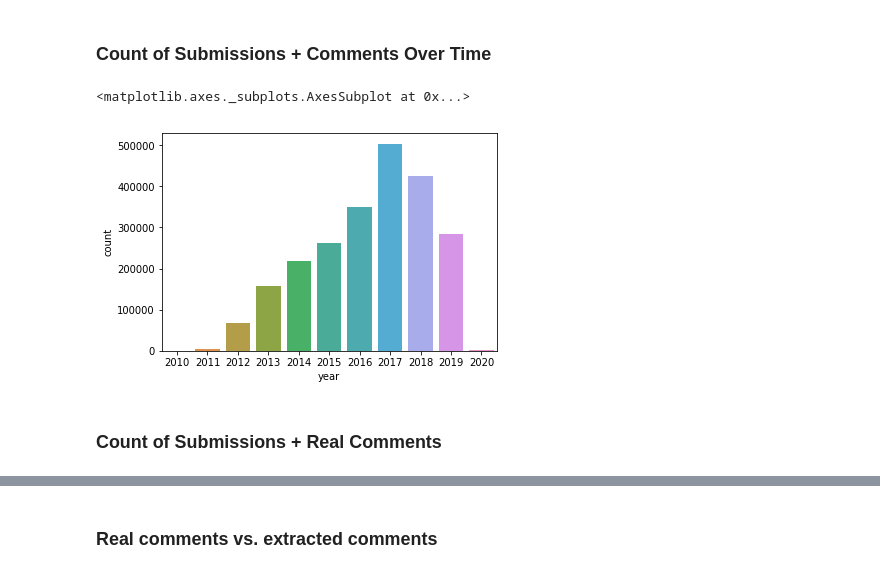
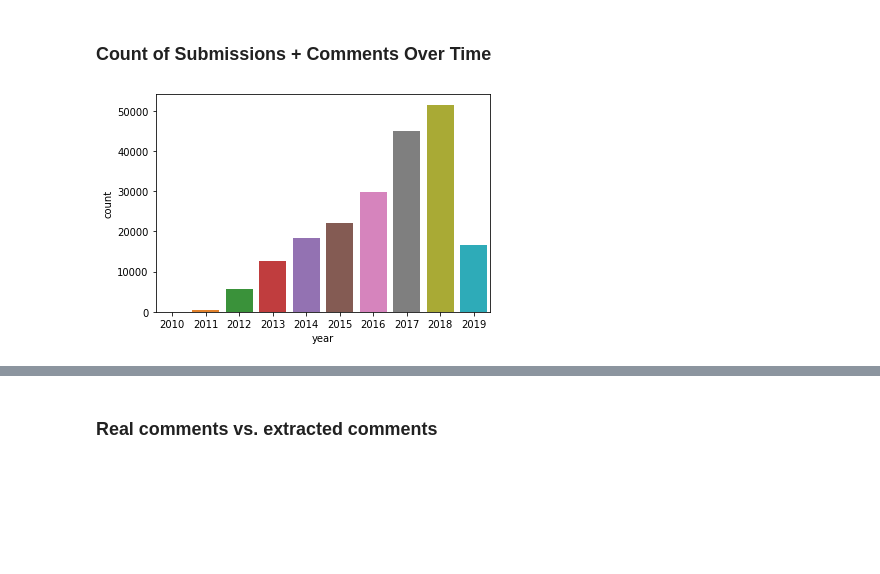
Before and after one commit to akilby/drug_pricing, a Jupyter notebook: notebooks/summary.ipynb, the cells around one changed output, grey strips where cells are left out. Saved outputs shown, nothing was run; the diff lists cells and outputs as text; code cells hidden in the pictures; blank space fills up the shorter version.

```diff
--- a/notebooks/summary.ipynb
+++ b/notebooks/summary.ipynb
@@ -43,4 +38,12 @@ sns.barplot(x="date", y="hash", data=df_19)
 # %% [markdown]
 ## Number of Posts Over Time
+# %%
+# an aggregation pipeline for grouping posts by year
+year_count_pipeline = [{
+    "$group": {
+        "_id": {"year": {"$year": "$datetime"}},
+        "count": {"$sum": 1}
+    }
+}]
 # %% [markdown]
 ### Count of Submissions Over Time
@@ -56,31 +62,14 @@ Text(0.5, 1.0, 'Number of r/opiates Submissions Over Time')
 # %% [markdown]
 ### Count of Submissions + Comments Over Time
 # %%
-# group by year
-query_str = {
-    "$group": {
-        "_id": {
-            "year": {"$year": "$time"}},
-        "count": {
-            "$sum": 1
-        },
-        "subs": {"$sum": 1}
-    }
-}
-query = COLL.aggregate([query_str])
-
 # extract data
-query_li = list(query)
-years = [str(it["_id"]["year"]) for it in query_li]
-counts = [it["count"] for it in query_li]
-
-# create dataframe
-df = pd.DataFrame({"year": years, "count": counts})
+query = list(Post.objects.aggregate(year_count_pipeline))
+years = [str(it["_id"]["year"]) for it in query]
+post_counts = [it["count"] for it in query]
+df = pd.DataFrame({"year": years, "count": post_counts})
 
 # plot
 sns.barplot(x="year", y="count", data=df)
+plt.show()
 # %% [output]
-<matplotlib.axes._subplots.AxesSubplot at 0x...>
-[figure, old version]
+[figure, new version]
-# %% [markdown]
-### Count of Submissions + Real Comments
```
Also changed, not shown: parts of 31 cells of this notebook, 3 other files.
